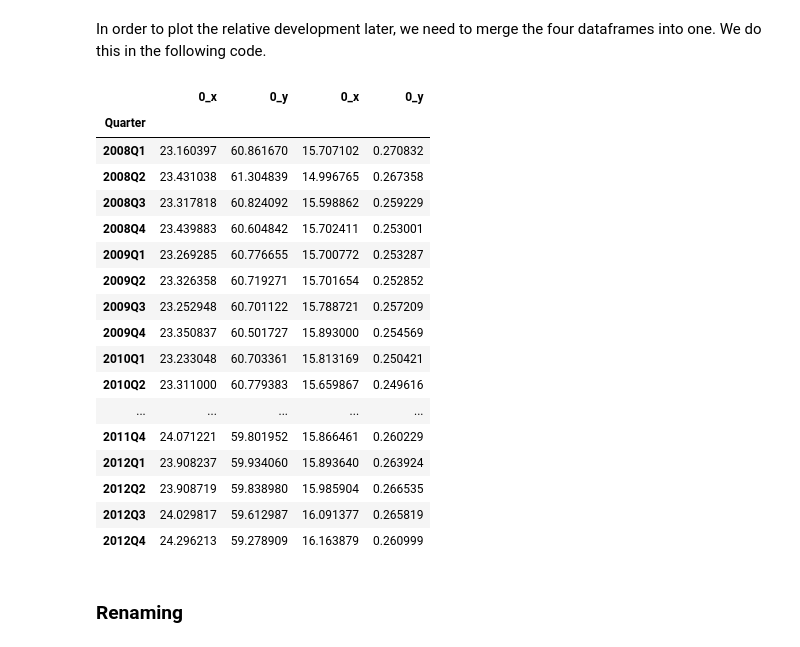
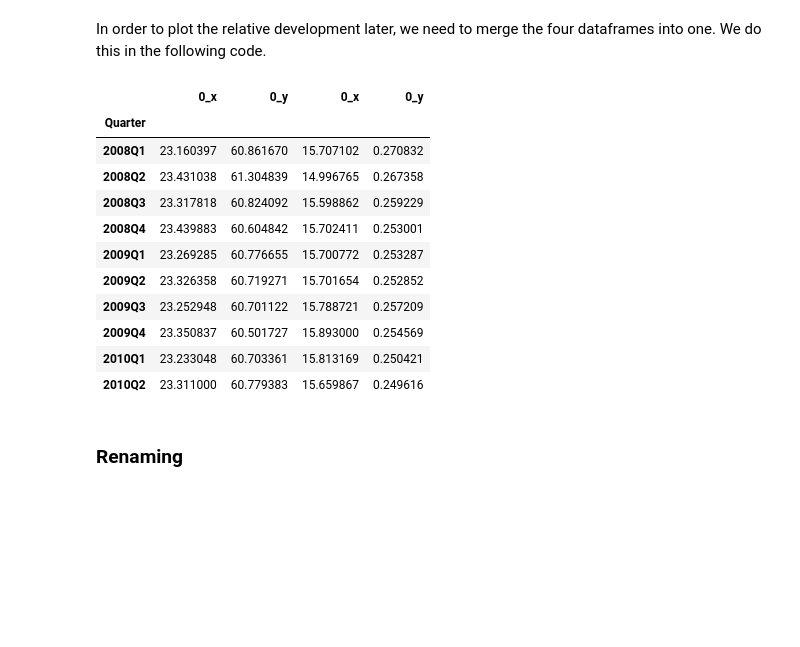
Before and after one commit to NumEconCopenhagen/projects-2019-nx31, a Jupyter notebook: dataproject/NX31_Data_Project.ipynb, the cells around one changed output. Saved outputs shown, nothing was run; the diff lists cells and outputs as text; code cells hidden in the pictures; blank space fills up the shorter version.

```diff
--- a/dataproject/NX31_Data_Project.ipynb
+++ b/dataproject/NX31_Data_Project.ipynb
@@ -197,32 +181,28 @@ In order to plot the relative development later, we need to merge the four dataf
 # %%
 rFTEG_1 = pd.merge(rc_central, rc_municipal, on='Quarter') # merging the dataframe for relative central and
 # municipalty development changes, and thereby creating a new dataframe contianing relative central and
 # municipalty development changes
+
 rFTEG_2 = pd.merge(rFTEG_1, rc_regional, on='Quarter') # we merge the new dataframe with the datafram for
 # relative regionale development changes
+
 rFTEG = pd.merge(rFTEG_2, rc_social, on='Quarter') # and again with social
 
-rFTEG.head(20) # we plot our new dataframe, but observe that the variable names are not correct,
+rFTEG.head(10) # we plot our new dataframe, but observe that the variable names are not correct,
 # we will solve this in the following code
 # %% [output]
 |  | 0_x | 0_y | 0_x | 0_y |
 | Quarter |  |  |  |  |
 | 2008Q1 | 23.160397 | 60.861670 | 15.707102 | 0.270832 |
 | 2008Q2 | 23.431038 | 61.304839 | 14.996765 | 0.267358 |
 | 2008Q3 | 23.317818 | 60.824092 | 15.598862 | 0.259229 |
 | 2008Q4 | 23.439883 | 60.604842 | 15.702411 | 0.253001 |
 | 2009Q1 | 23.269285 | 60.776655 | 15.700772 | 0.253287 |
 | 2009Q2 | 23.326358 | 60.719271 | 15.701654 | 0.252852 |
 | 2009Q3 | 23.252948 | 60.701122 | 15.788721 | 0.257209 |
 | 2009Q4 | 23.350837 | 60.501727 | 15.893000 | 0.254569 |
 | 2010Q1 | 23.233048 | 60.703361 | 15.813169 | 0.250421 |
 | 2010Q2 | 23.311000 | 60.779383 | 15.659867 | 0.249616 |
-| ... | ... | ... | ... | ... |
-| 2011Q4 | 24.071221 | 59.801952 | 15.866461 | 0.260229 |
-| 2012Q1 | 23.908237 | 59.934060 | 15.893640 | 0.263924 |
-| 2012Q2 | 23.908719 | 59.838980 | 15.985904 | 0.266535 |
-| 2012Q3 | 24.029817 | 59.612987 | 16.091377 | 0.265819 |
-| 2012Q4 | 24.296213 | 59.278909 | 16.163879 | 0.260999 |
 # %% [markdown]
 ### Renaming
 # %% [markdown]
```
Also changed, not shown: parts of 24 cells of this notebook.
